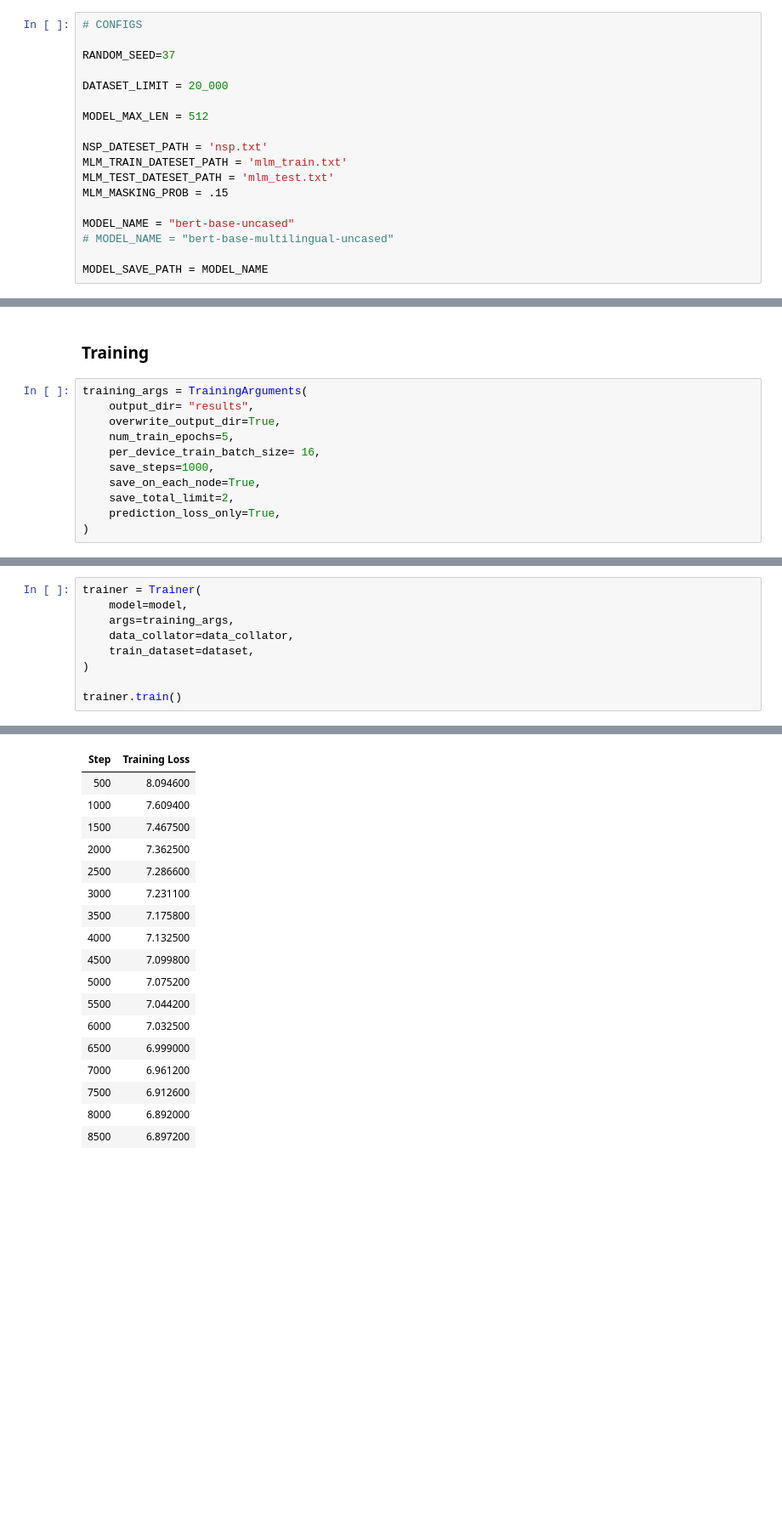
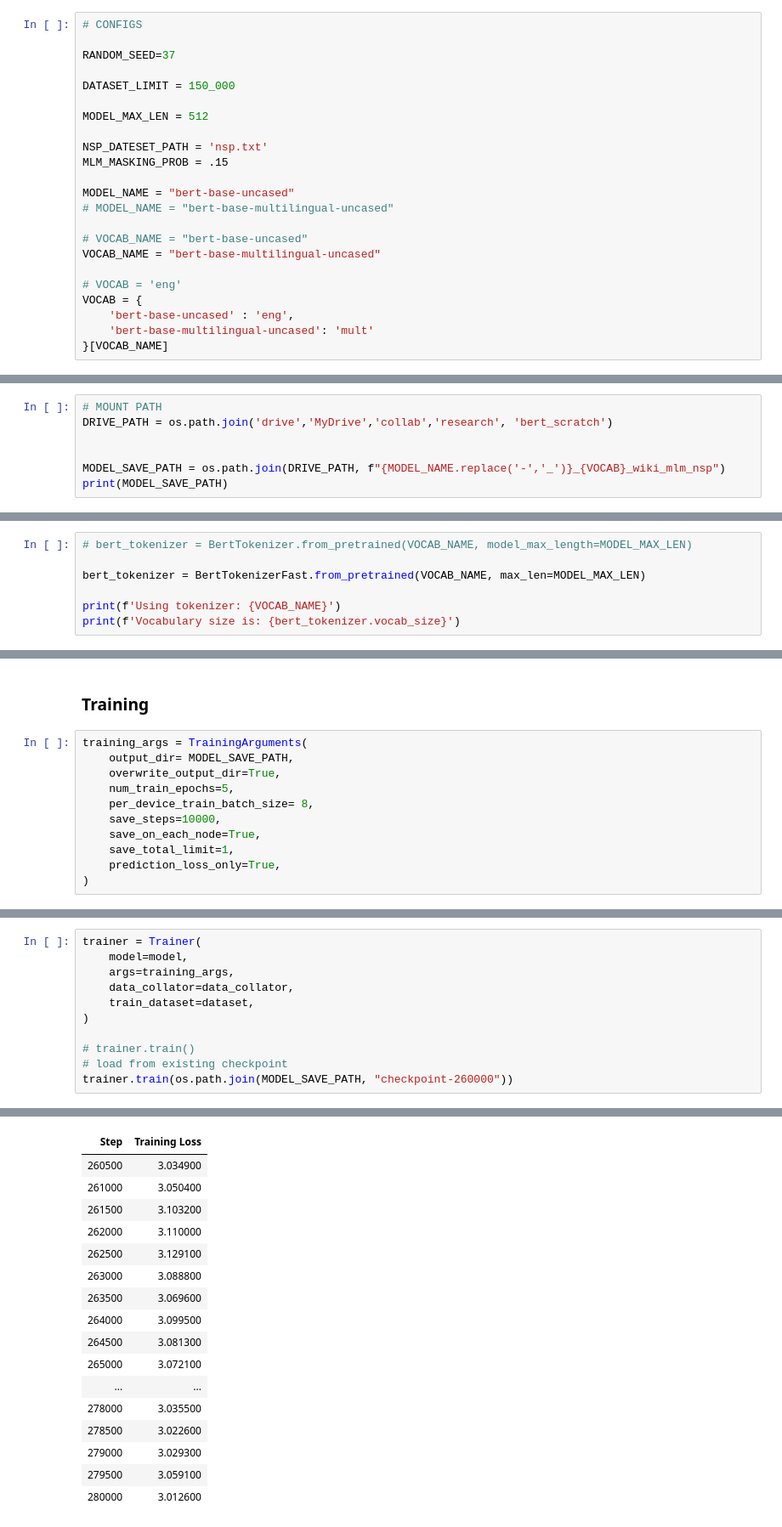
Before and after one commit to rohanneps/machinelearning, a Jupyter notebook: bert_pretraining/bert_pretrain_mlm_nsp_simultaneous.ipynb, the cells around one changed output, grey strips where cells are left out. Shown at 85% size. Saved outputs shown, nothing was run; the diff lists cells and outputs as text; blank space fills up the shorter version.

Commit message:
updated notebook to simultaneously pretrain nsp and mlm by truncating tokenized data after TextDatasetForNextSentencePrediction

```diff
--- a/bert_pretraining/bert_pretrain_mlm_nsp_simultaneous.ipynb
+++ b/bert_pretraining/bert_pretrain_mlm_nsp_simultaneous.ipynb
@@ -57,16 +63,21 @@ True
 
 RANDOM_SEED=37
 
-DATASET_LIMIT = 20_000
+DATASET_LIMIT = 150_000
 
 MODEL_MAX_LEN = 512
 
 NSP_DATESET_PATH = 'nsp.txt'
-MLM_TRAIN_DATESET_PATH = 'mlm_train.txt'
-MLM_TEST_DATESET_PATH = 'mlm_test.txt'
 MLM_MASKING_PROB = .15
 
 MODEL_NAME = "bert-base-uncased"
 # MODEL_NAME = "bert-base-multilingual-uncased"
 
-MODEL_SAVE_PATH = MODEL_NAME
+# VOCAB_NAME = "bert-base-uncased"
+VOCAB_NAME = "bert-base-multilingual-uncased"
+
+# VOCAB = 'eng'
+VOCAB = {
+    'bert-base-uncased' : 'eng',
+    'bert-base-multilingual-uncased': 'mult'
+}[VOCAB_NAME]
@@ -72,0 +92,7 @@ MODEL_SAVE_PATH = MODEL_NAME
+# %%
+# MOUNT PATH
+DRIVE_PATH = os.path.join('drive','MyDrive','collab','research', 'bert_scratch')
+
+
+MODEL_SAVE_PATH = os.path.join(DRIVE_PATH, f"{MODEL_NAME.replace('-','_')}_{VOCAB}_wiki_mlm_nsp")
+print(MODEL_SAVE_PATH)
@@ -220,0 +188,7 @@ BertForPreTraining(
+# %%
+# bert_tokenizer = BertTokenizer.from_pretrained(VOCAB_NAME, model_max_length=MODEL_MAX_LEN)
+
+bert_tokenizer = BertTokenizerFast.from_pretrained(VOCAB_NAME, max_len=MODEL_MAX_LEN)
+
+print(f'Using tokenizer: {VOCAB_NAME}')
+print(f'Vocabulary size is: {bert_tokenizer.vocab_size}')
@@ -280,13 +290,13 @@ data_collator = DataCollatorForLanguageModeling(
 ### Training
 # %%
 training_args = TrainingArguments(
-    output_dir= "results",
+    output_dir= MODEL_SAVE_PATH,
     overwrite_output_dir=True,
     num_train_epochs=5,
-    per_device_train_batch_size= 16,
-    save_steps=1000,
+    per_device_train_batch_size= 8,
+    save_steps=10000,
     save_on_each_node=True,
-    save_total_limit=2,
+    save_total_limit=1,
     prediction_loss_only=True,
 )
 # %%
@@ -300,5 +310,7 @@ trainer = Trainer(
     train_dataset=dataset,
 )
 
-trainer.train()
+# trainer.train()
+# load from existing checkpoint
+trainer.train(os.path.join(MODEL_SAVE_PATH, "checkpoint-260000"))
 # %% [output]
@@ -313,18 +330,17 @@ trainer.train()
 | Step | Training Loss |
-| 500 | 8.094600 |
-| 1000 | 7.609400 |
-| 1500 | 7.467500 |
-| 2000 | 7.362500 |
-| 2500 | 7.286600 |
-| 3000 | 7.231100 |
-| 3500 | 7.175800 |
-| 4000 | 7.132500 |
-| 4500 | 7.099800 |
-| 5000 | 7.075200 |
-| 5500 | 7.044200 |
-| 6000 | 7.032500 |
-| 6500 | 6.999000 |
-| 7000 | 6.961200 |
-| 7500 | 6.912600 |
-| 8000 | 6.892000 |
-| 8500 | 6.897200 |
+| 260500 | 3.034900 |
+| 261000 | 3.050400 |
+| 261500 | 3.103200 |
+| 262000 | 3.110000 |
+| 262500 | 3.129100 |
+| 263000 | 3.088800 |
+| 263500 | 3.069600 |
+| 264000 | 3.099500 |
+| 264500 | 3.081300 |
+| 265000 | 3.072100 |
+| ... | ... |
+| 278000 | 3.035500 |
+| 278500 | 3.022600 |
+| 279000 | 3.029300 |
+| 279500 | 3.059100 |
+| 280000 | 3.012600 |
```
Also changed, not shown: parts of 40 cells of this notebook.
